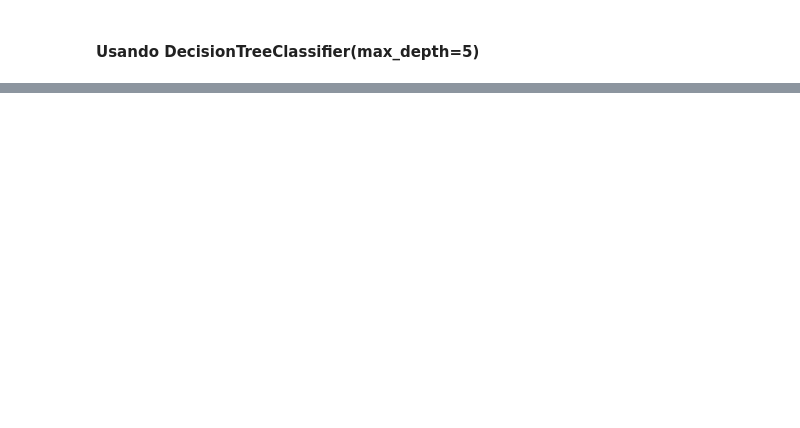
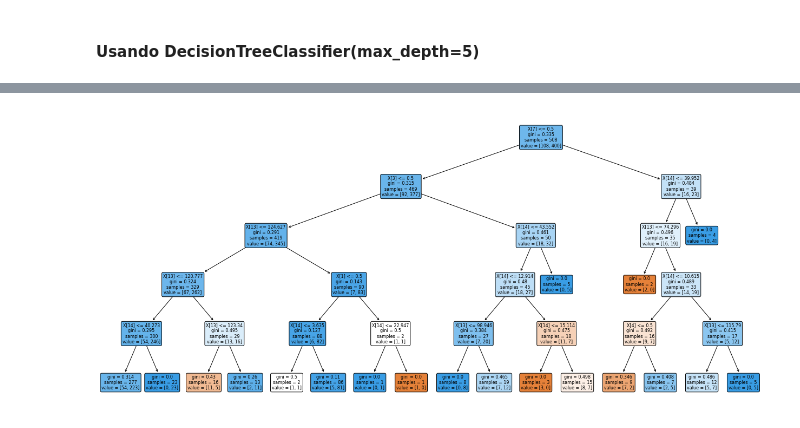
Before and after one commit to leandrorodor/ALR-Machine_Learning_AS, a Jupyter notebook: decision_tree.ipynb, the cells around one changed output, grey strips where cells are left out. Drawn from its saved outputs; the diff is of its cells as text; code cells hidden in the pictures; blank space fills up the shorter version.

```diff
--- a/decision_tree.ipynb
+++ b/decision_tree.ipynb
@@ -213,0 +246,5 @@ Acuracia com DecisionTreeClassifier(max_depth=5) com treino: 85.63%
+# %%
+fig = plt.figure(figsize=(22,10))
+_ = tree.plot_tree(modelo_max5, filled=True, fontsize=8, proportion=False, rounded=True)
+# %% [output]
+[figure, added]
```
Also changed, not shown: parts of 22 cells of this notebook.
